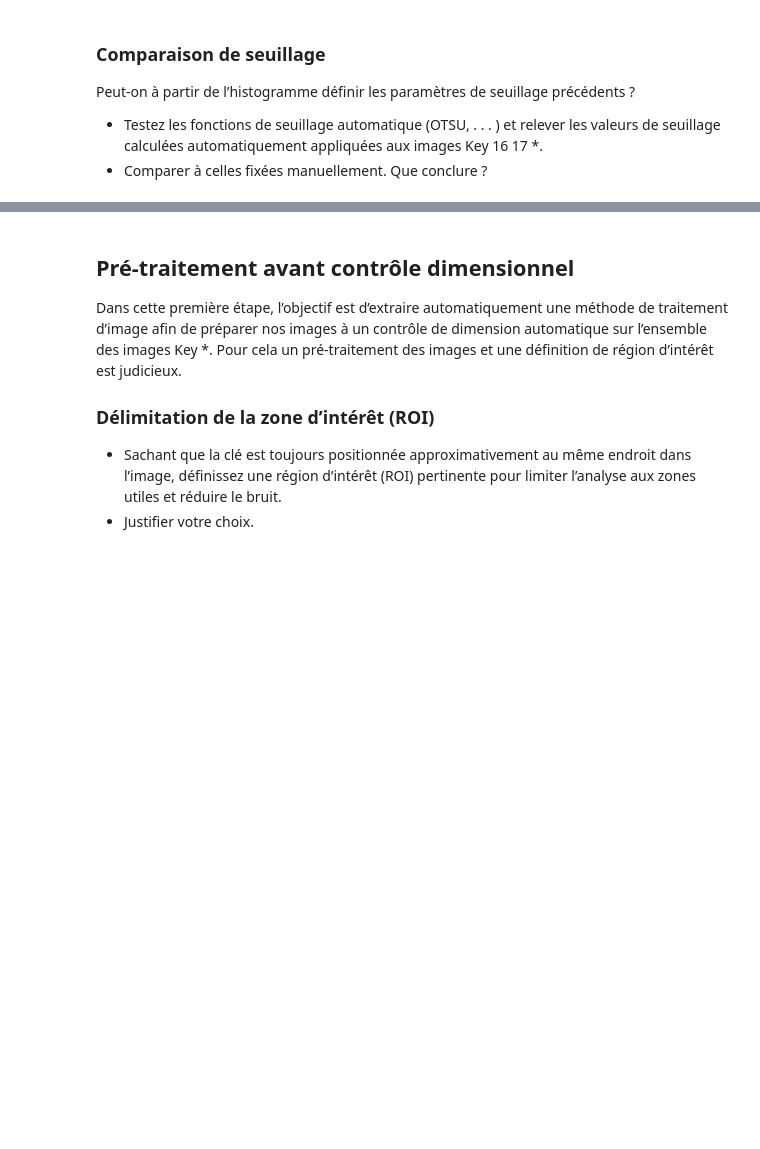
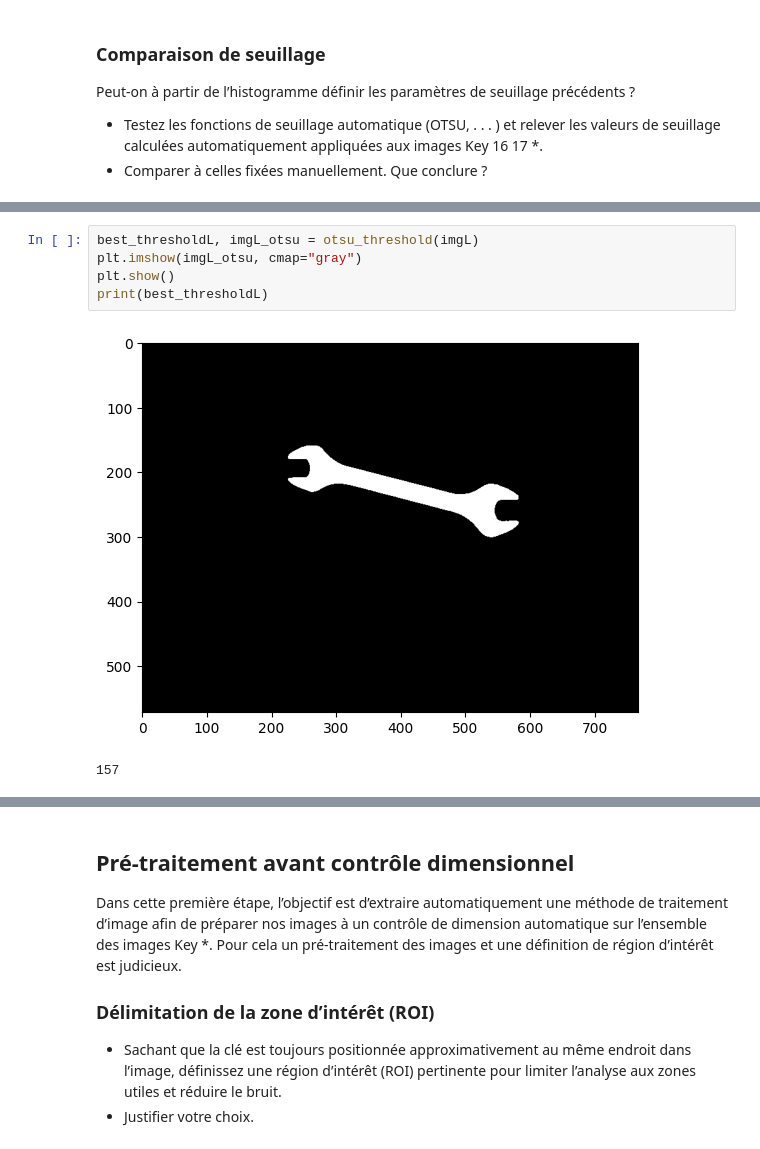
Before and after one commit to Nomnelle/computer_vision_finals, a Jupyter notebook: Partie_1/tp_not_part1_mick.ipynb, the cells around one changed output, grey strips where cells are left out. Cells and saved outputs as stored; diff of their text form; blank space fills up the shorter version.

```diff
--- a/Partie_1/tp_not_part1_mick.ipynb
+++ b/Partie_1/tp_not_part1_mick.ipynb
@@ -151,0 +203,8 @@ Peut-on à partir de l’histogramme définir les paramètres de seuillage préc
+# %%
+best_thresholdL, imgL_otsu = otsu_threshold(imgL)
+plt.imshow(imgL_otsu, cmap="gray")
+plt.show()
+print(best_thresholdL)
+# %% [output]
+[figure, added]
+157
```
Also changed, not shown: parts of 2 cells of this notebook.
